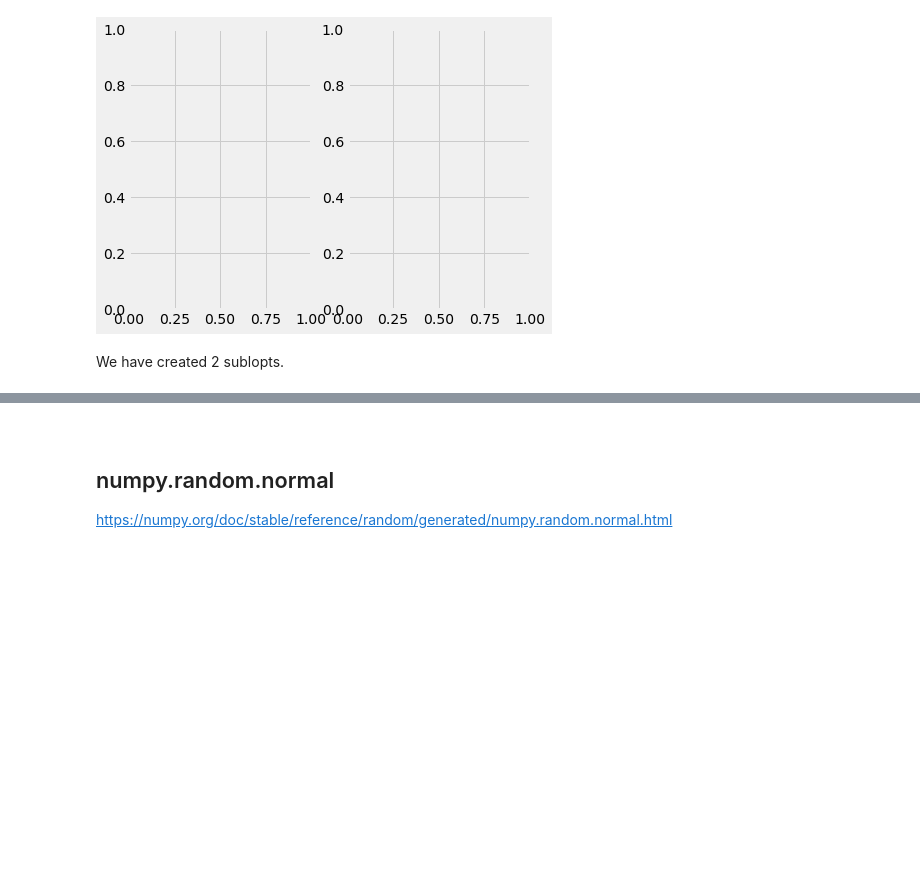
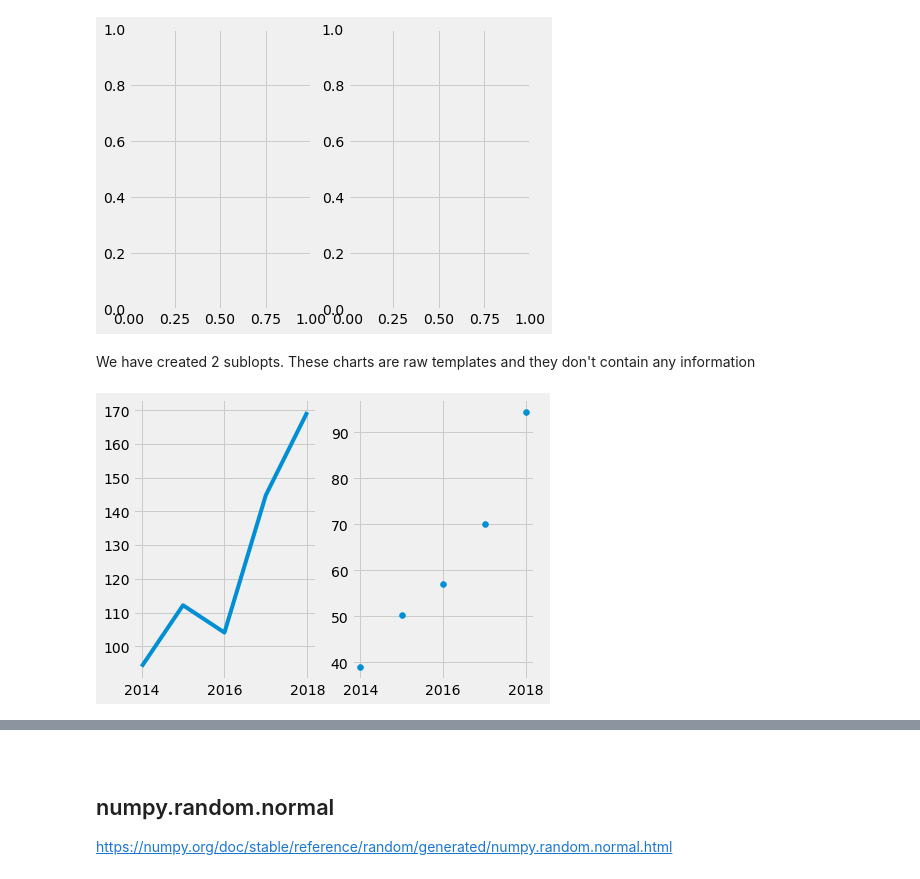
Before and after one commit to Cormac88/Fundamentals-of-Data-Analysis, a Jupyter notebook: pyplot.ipynb, the cells around one changed output, grey strips where cells are left out. Drawn from its saved outputs; the diff is of its cells as text; code cells hidden in the pictures; blank space fills up the shorter version.

Commit message:
Added a section on subplotting. Showed how to use tuple unpacking to use more efficient code. Imported the module matplotlib.ticker and used MaxNLocator to make the years on the x-axis look nicer.

```diff
--- a/pyplot.ipynb
+++ b/pyplot.ipynb
@@ -107,4 +111,16 @@ chart_2 = fig_1.add_subplot(122)
 # %% [output]
 [figure]
 # %% [markdown]
-We have created 2 sublopts.
+We have created 2 sublopts. These charts are raw templates and they don't contain any information
+# %%
+fig_1 = plt.figure(1, figsize = (6.4, 4.8))
+
+microsoft_price = fig_1.add_subplot(121)
+apple_price = fig_1.add_subplot(122)
+
+microsoft_price.plot(year, apl_price) #add the data
+apple_price.scatter(year, ms_price)
+
+plt.show()
+# %% [output]
+[figure, added]
```
Also changed, not shown: parts of 12 cells of this notebook, 4 other files.
